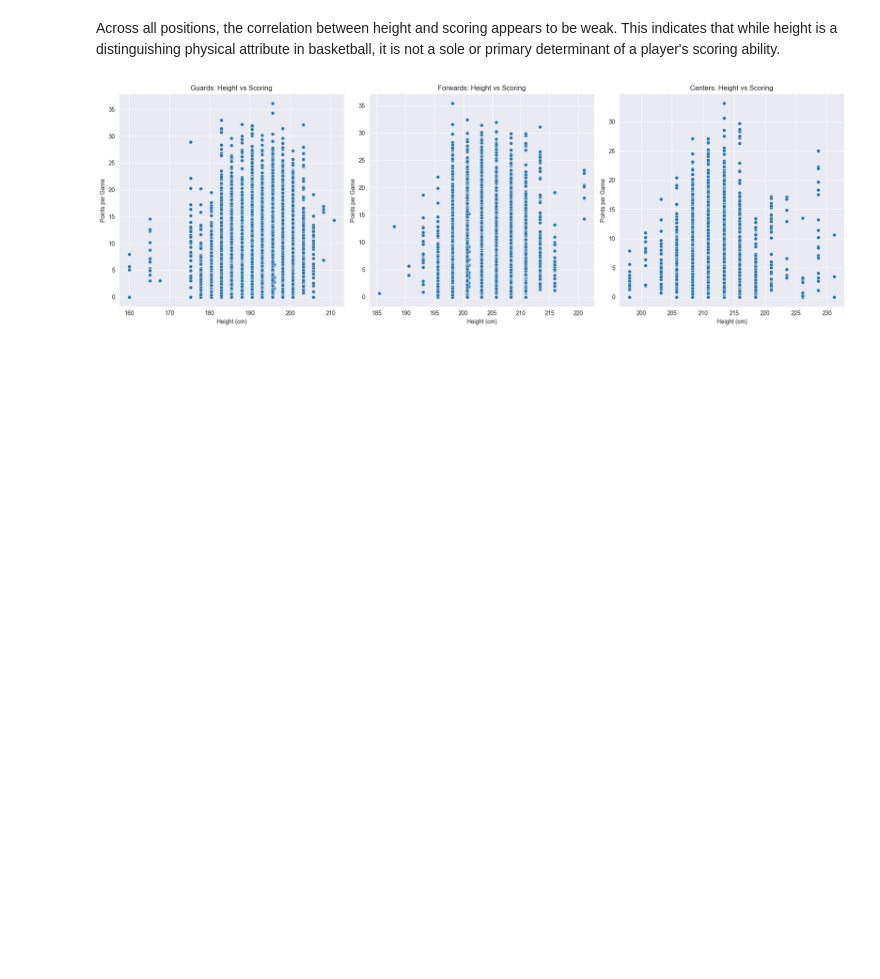
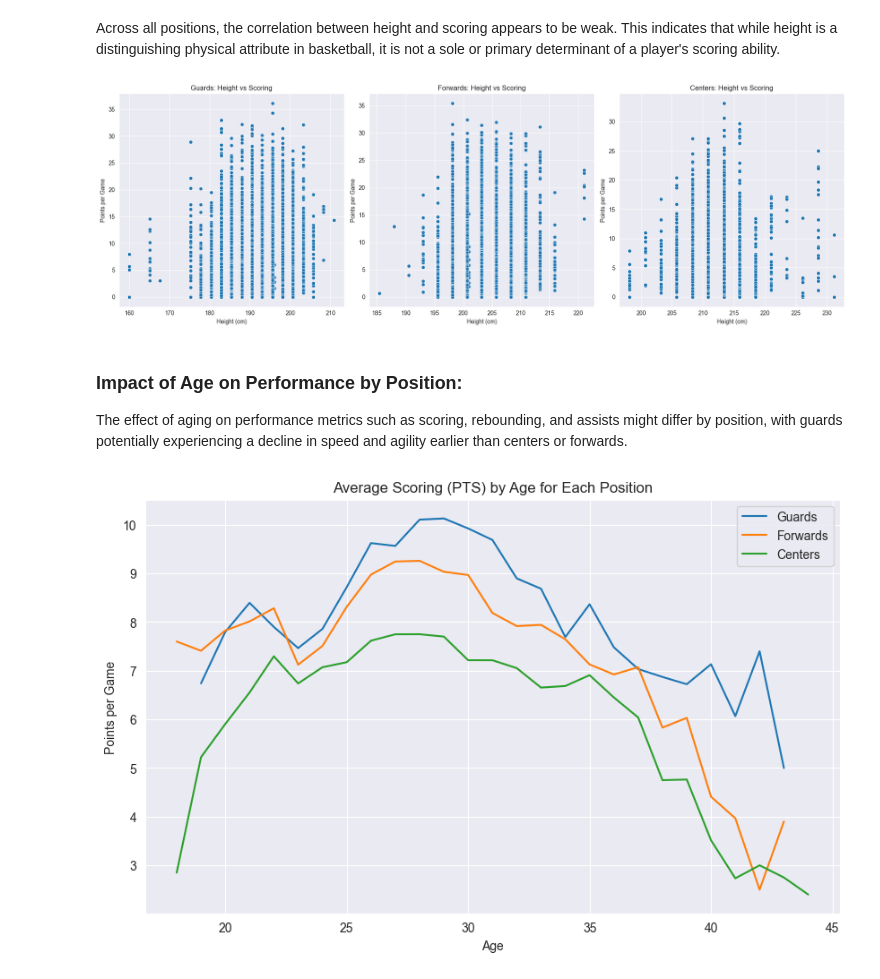
Before and after one commit to ChuanCheLin/NBA-Height-and-Weight-Analysis, a Jupyter notebook: positionAnalysis.ipynb, the cells around one changed output. Drawn from its saved outputs; the diff is of its cells as text; code cells hidden in the pictures; blank space fills up the shorter version.

Commit message:
add Impact of Age on Performance by Position

```diff
--- a/positionAnalysis.ipynb
+++ b/positionAnalysis.ipynb
@@ -74,3 +77,27 @@ plt.tight_layout()
 plt.show()
 # %% [output]
 [figure]
+# %% [markdown]
+### Impact of Age on Performance by Position:
+The effect of aging on performance metrics such as scoring, rebounding, and assists might differ by position, with guards potentially experiencing a decline in speed and agility earlier than centers or forwards.
+# %%
+# Grouping the data by position and age and calculating averages for performance metrics
+grouped_data = basketball_data.groupby(['POSITION', 'age']).agg({'pts': 'mean', 'reb': 'mean', 'ast': 'mean'}).reset_index()
+
+# Split the grouped data by position
+grouped_guards = grouped_data[grouped_data['POSITION'] == 'G']
+grouped_forwards = grouped_data[grouped_data['POSITION'] == 'F']
+grouped_centers = grouped_data[grouped_data['POSITION'] == 'C']
+# %%
+# Visualization for Scoring (PTS) by Age for Each Position
+plt.figure(figsize=(10, 6))
+sns.lineplot(x='age', y='pts', data=grouped_guards, label='Guards')
+sns.lineplot(x='age', y='pts', data=grouped_forwards, label='Forwards')
+sns.lineplot(x='age', y='pts', data=grouped_centers, label='Centers')
+plt.title('Average Scoring (PTS) by Age for Each Position')
+plt.xlabel('Age')
+plt.ylabel('Points per Game')
+plt.legend()
+plt.show()
+# %% [output]
+[figure, added]
```
Also changed, not shown: parts of 6 cells of this notebook.
